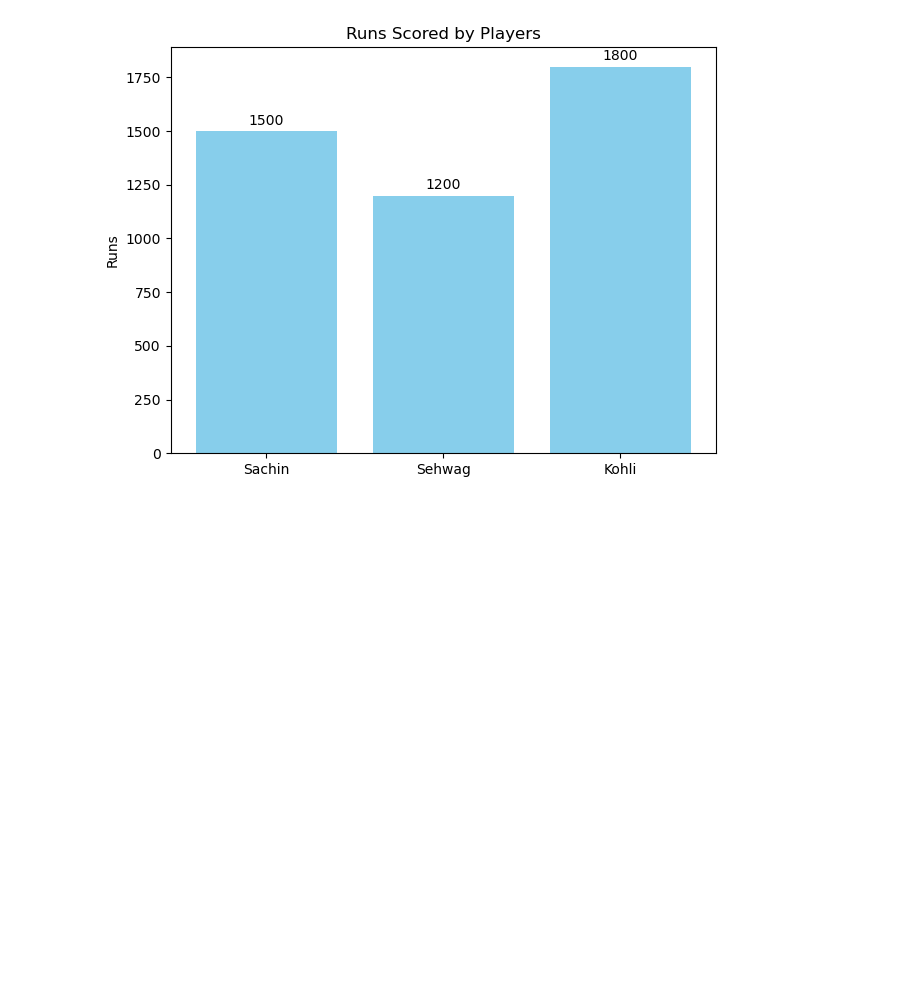
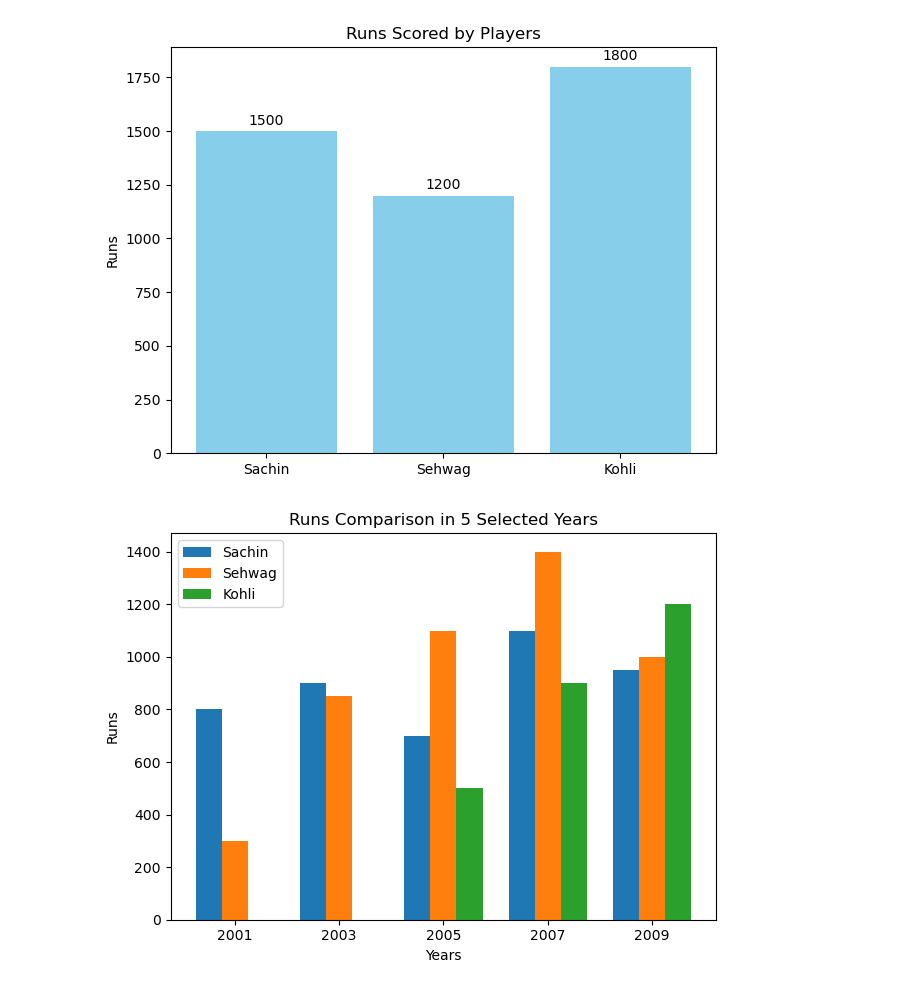
Before and after one commit to nisha-ojha/Introduction-to-Matplotlib, a Jupyter notebook: Bar_Plot.ipynb, the cells around one changed output. Drawn from its saved outputs; the diff is of its cells as text; code cells hidden in the pictures; blank space fills up the shorter version.

```diff
--- a/Bar_Plot.ipynb
+++ b/Bar_Plot.ipynb
@@ -67,3 +67,29 @@ plt.title('Runs Scored by Players')
 plt.tight_layout()
 # %% [output]
 [figure]
+# %%
+#Create a side-by-side bar chart comparing runs of Sachin, Kohli, and Sehwag over 5 selected years.
+#Then create a horizontal bar chart showing total runs scored in their debut 5 years.
+
+years = [2001,2003,2005,2007,2009]
+sachin = [800, 900, 700, 1100, 950]
+kohli  = [0,   0,   500, 900, 1200]
+sehwag = [300, 850, 1100, 1400, 1000]
+
+total_runs = [4550, 3700, 4200]   # sachin, kohli, sehwag
+players = ["Sachin", "Kohli", "Sehwag"]
+
+x = np.arange(len(years))
+width = 0.25
+
+plt.bar(x - width, sachin, width=width, label="Sachin")
+plt.bar(x, sehwag, width=width, label="Sehwag")
+plt.bar(x + width, kohli, width=width, label="Kohli")
+plt.xticks(x, years)
+plt.xlabel("Years")
+plt.ylabel("Runs")
+plt.title("Runs Comparison in 5 Selected Years")
+plt.legend()
+plt.tight_layout()
+# %% [output]
+[figure, added]
```
Also changed, not shown: parts of 5 cells of this notebook, 2 other files.
